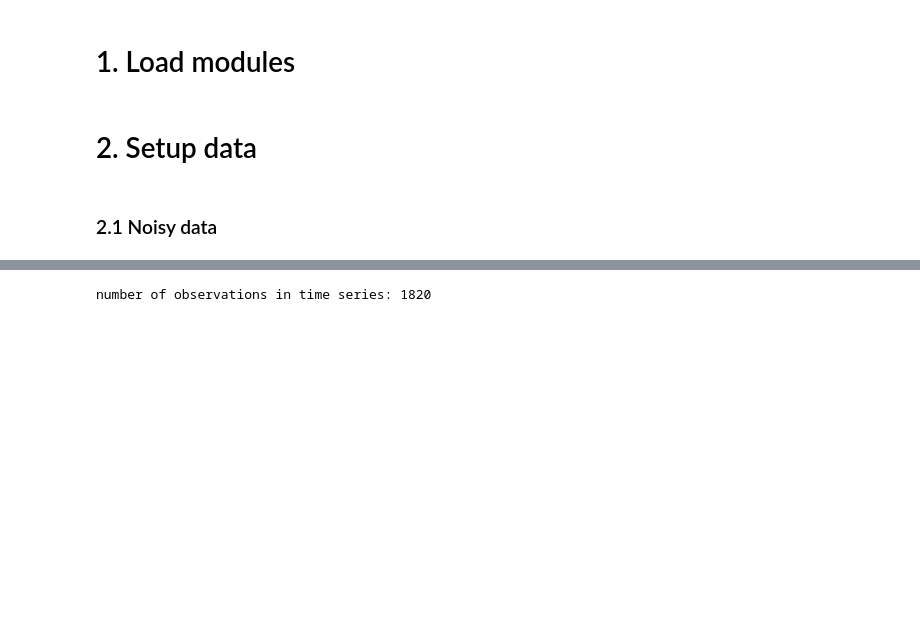
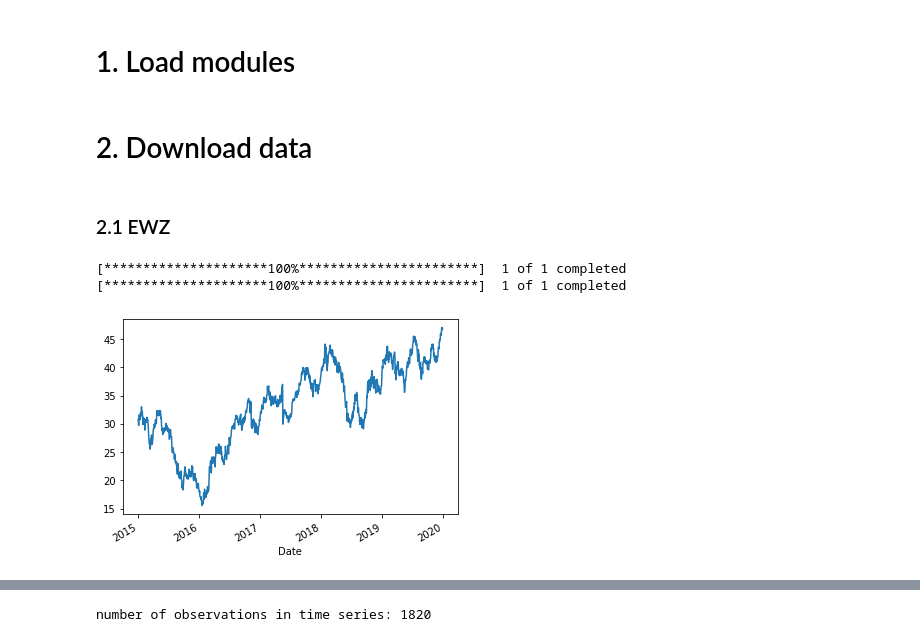
Before and after one commit to StofAle/Introductory_TimeSeriesForecasting_using_RNN, a Jupyter notebook: notebooks/05_Flamenco_Sketches.ipynb, the cells around one changed output, grey strips where cells are left out. Cells and saved outputs as stored; diff of their text form; code cells hidden in the pictures; blank space fills up the shorter version.

```diff
--- a/notebooks/05_Flamenco_Sketches.ipynb
+++ b/notebooks/05_Flamenco_Sketches.ipynb
@@ -32,6 +34,25 @@ import pandas as pd
 # %% [markdown]
 <a id='Part2_link'></a>
-# 2. Setup data
+# 2. Download data
 # %% [markdown]
 <a id='Part2.1_link'></a>
-### 2.1 Noisy data
+### 2.1 EWZ
+# %%
+# get historical daily stock data from yahoo finance
+start_dt = '2015-01-01'
+end_dt = '2020-01-01'
+
+data_EWZ = yf.download('EWZ', start_dt, end_dt)
+data_BRZU = yf.download('BRZU', start_dt, end_dt)
+
+# Import the plotting library
+import matplotlib.pyplot as plt
+%matplotlib inline
+
+# Plot the close price of the AAPL
+data_EWZ['Adj Close'].plot()
+plt.show()
+# %% [output]
+[*********************100%***********************]  1 of 1 completed
+[*********************100%***********************]  1 of 1 completed
+[figure, added]
```
Also changed, not shown: parts of 2 cells of this notebook, 1 other file.
